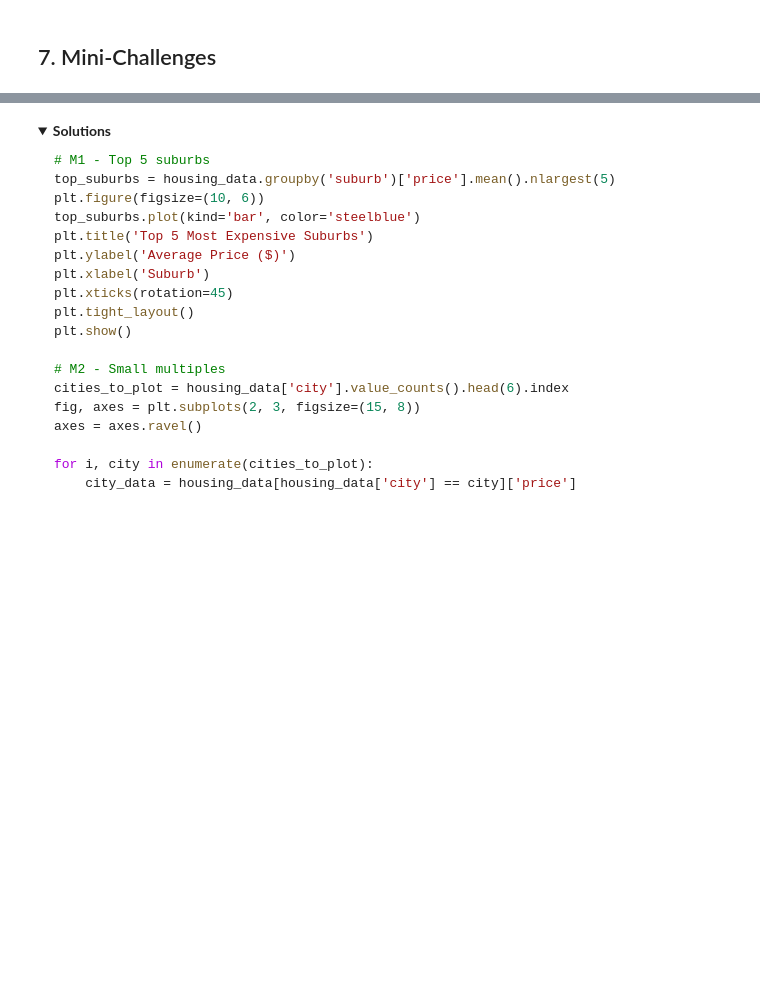
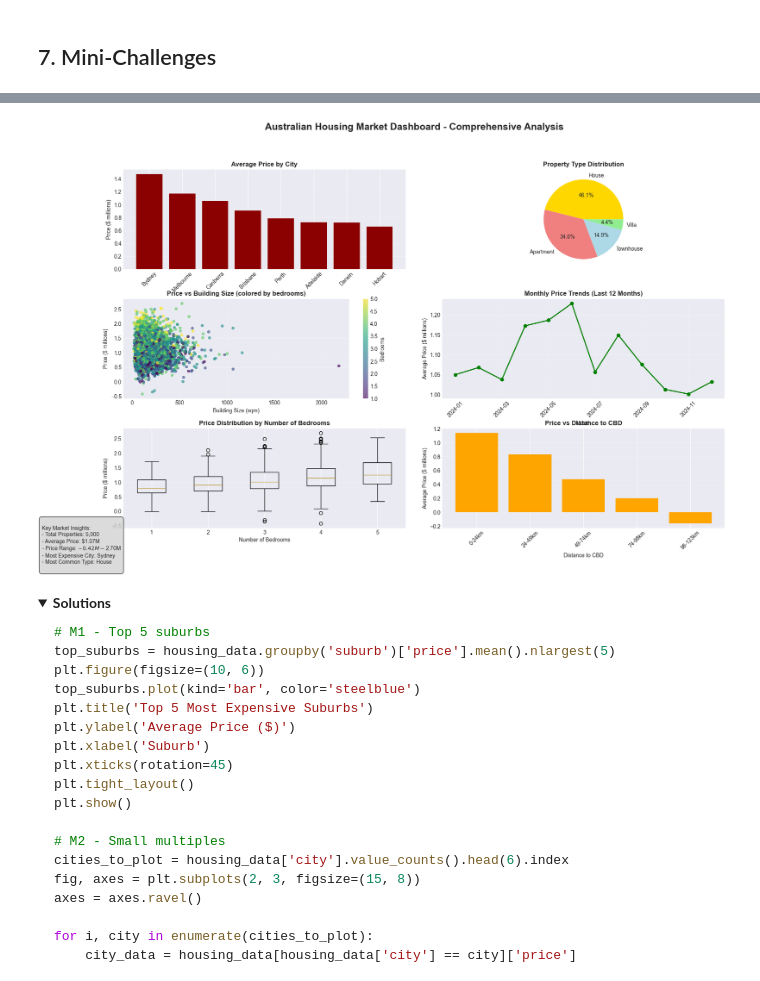
Before and after one commit to jessicapaes/aitechinstitute-jesspaes, a Jupyter notebook: week_2/notebooks/02i_visual_design_principles.ipynb, the cells around one changed output, grey strips where cells are left out. Cells and saved outputs as stored; diff of their text form; code cells hidden in the pictures; folded sections open; blank space fills up the shorter version.

```diff
--- a/week_2/notebooks/02i_visual_design_principles.ipynb
+++ b/week_2/notebooks/02i_visual_design_principles.ipynb
@@ -510,3 +710,94 @@ print("M3 (hard): Build a dashboard-style figure with 4+ coordinated views")
 print("\nUse the housing_data DataFrame for all challenges")
 
 # Your solutions here:
+# Create comprehensive dashboard
+fig = plt.figure(figsize=(20, 12))
+
+# Define grid layout for dashboard
+gs = fig.add_gridspec(3, 4, hspace=0.3, wspace=0.3)
+
+# 1. Price by City (top left)
+ax1 = fig.add_subplot(gs[0, 0:2])
+city_avg = housing_data.groupby('city')['price'].mean().sort_values(ascending=False)
+bars1 = ax1.bar(city_avg.index, city_avg.values / 1000000, color='darkred')
+ax1.set_title('Average Price by City', fontweight='bold', fontsize=12)
+ax1.set_ylabel('Price ($ millions)')
+ax1.tick_params(axis='x', rotation=45)
+ax1.grid(axis='y', alpha=0.3)
+
+# 2. Property Type Distribution (top right)
+ax2 = fig.add_subplot(gs[0, 2:])
+type_counts = housing_data['property_type'].value_counts()
+colors2 = ['gold', 'lightcoral', 'lightblue', 'lightgreen']
+wedges, texts, autotexts = ax2.pie(type_counts.values, labels=type_counts.index,
+                                   autopct='%1.1f%%', colors=colors2)
+ax2.set_title('Property Type Distribution', fontweight='bold', fontsize=12)
+
+# 3. Price vs Size Relationship (middle left)
+ax3 = fig.add_subplot(gs[1, 0:2])
+scatter = ax3.scatter(housing_data['building_size'], housing_data['price'] / 1000000,
+                      c=housing_data['bedrooms'], cmap='viridis', alpha=0.6, s=20)
+ax3.set_xlabel('Building Size (sqm)')
+ax3.set_ylabel('Price ($ millions)')
+ax3.set_title('Price vs Building Size (colored by bedrooms)', fontweight='bold', fontsize=12)
+ax3.grid(alpha=0.3)
+cbar = plt.colorbar(scatter, ax=ax3)
+cbar.set_label('Bedrooms')
+
+# 4. Monthly Price Trends (middle right)
+ax4 = fig.add_subplot(gs[1, 2:])
+monthly_prices = housing_data.groupby(housing_data['sale_date'].dt.to_period('M'))['price'].mean()
+monthly_prices = monthly_prices.tail(12)
+ax4.plot(range(len(monthly_prices)), monthly_prices.values / 1000000,
+         marker='o', linewidth=2, markersize=6, color='green')
+ax4.set_title('Monthly Price Trends (Last 12 Months)', fontweight='bold', fontsize=12)
+ax4.set_ylabel('Average Price ($ millions)')
+ax4.set_xlabel('Month')
+ax4.grid(alpha=0.3)
+ax4.set_xticks(range(0, len(monthly_prices), 2))
+ax4.set_xticklabels([str(monthly_prices.index[i]) for i in range(0, len(monthly_prices), 2)], rotation=45)
+
+# 5. Price Distribution by Bedrooms (bottom left)
+ax5 = fig.add_subplot(gs[2, 0:2])
+bedroom_data = [housing_data[housing_data['bedrooms'] == i]['price'].values / 1000000
+                for i in sorted(housing_data['bedrooms'].unique())]
+bp = ax5.boxplot(bedroom_data, labels=sorted(housing_data['bedrooms'].unique()))
+ax5.set_title('Price Distribution by Number of Bedrooms', fontweight='bold', fontsize=12)
+ax5.set_xlabel('Number of Bedrooms')
+ax5.set_ylabel('Price ($ millions)')
+ax5.grid(axis='y', alpha=0.3)
+
+# 6. Distance to CBD Impact (bottom right)
+ax6 = fig.add_subplot(gs[2, 2:])
+# Create distance bins
+distance_bins = pd.cut(housing_data['distance_cbd'], bins=5)
+distance_price = housing_data.groupby(distance_bins)['price'].mean()
+bin_labels = [f'{int(interval.left)}-{int(interval.right)}km' for interval in distance_price.index]
+
+bars6 = ax6.bar(range(len(distance_price)), distance_price.values / 1000000, color='orange')
+ax6.set_title('Price vs Distance to CBD', fontweight='bold', fontsize=12)
+ax6.set_ylabel('Average Price ($ millions)')
+ax6.set_xlabel('Distance to CBD')
+ax6.set_xticks(range(len(distance_price)))
+ax6.set_xticklabels(bin_labels, rotation=45)
+ax6.grid(axis='y', alpha=0.3)
+
+# Overall dashboard title
+fig.suptitle('Australian Housing Market Dashboard - Comprehensive Analysis',
+             fontsize=18, fontweight='bold', y=0.98)
+
+# Add summary statistics text box
+summary_text = f"""
+Key Market Insights:
+- Total Properties: {len(housing_data):,}
+- Average Price: ${housing_data['price'].mean()/1000000:.2f}M
+- Price Range: ${housing_data['price'].min()/1000000:.2f}M - ${housing_data['price'].max()/1000000:.2f}M
+- Most Expensive City: {city_avg.index[0]}
+- Most Common Type: {type_counts.index[0]}
+"""
+
+fig.text(0.02, 0.02, summary_text, fontsize=10, bbox=dict(boxstyle="round,pad=0.5",
+                                                           facecolor="lightgray", alpha=0.8))
+
+plt.show()
+# %% [output]
@@ -513,3 +811,4 @@ print("\nUse the housing_data DataFrame for all challenges")
+[figure, added]
 # %% [markdown]
 <details>
 <summary><b>Solutions</b></summary>
```
Also changed, not shown: parts of 10 cells of this notebook, 21 other files.
